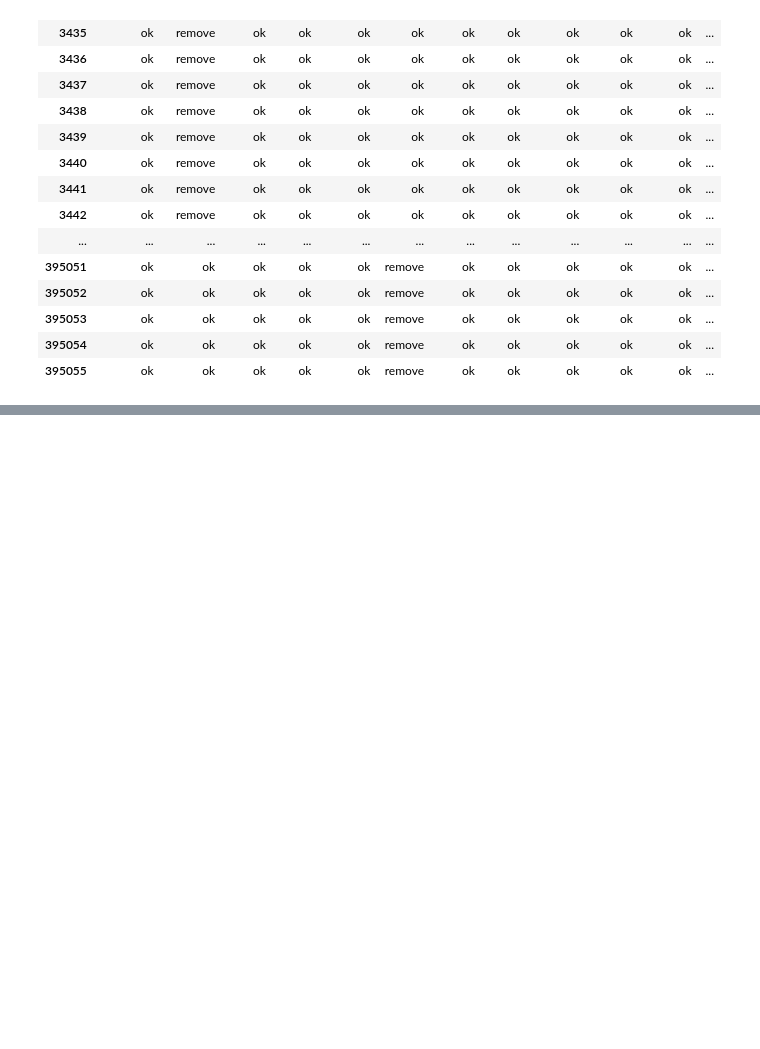
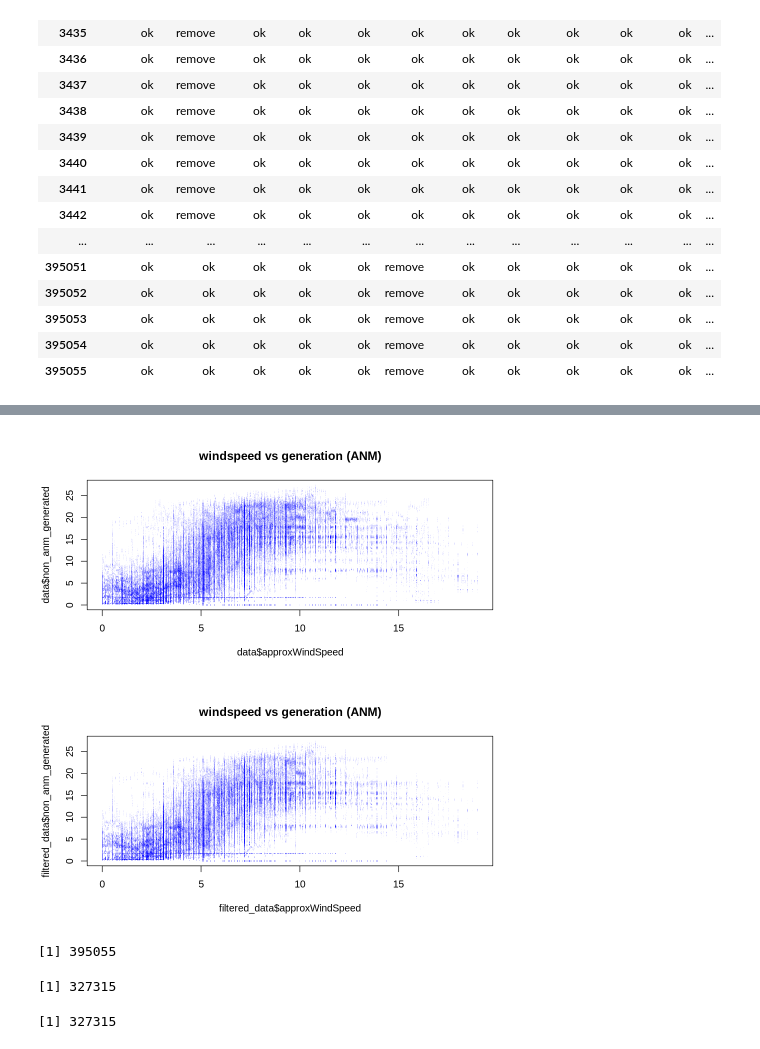
Before and after one commit to srendall91/orkney-electricity, a Jupyter notebook: ssen_weather_combine/Examine_anm_logs.ipynb, the cells around one changed output, grey strips where cells are left out. Cells and saved outputs as stored; diff of their text form; code cells hidden in the pictures; blank space fills up the shorter version.

```diff
--- a/ssen_weather_combine/Examine_anm_logs.ipynb
+++ b/ssen_weather_combine/Examine_anm_logs.ipynb
@@ -195,0 +202,14 @@ A data.frame: 67740 × 18
+# %%
+plot(data$approxWindSpeed, data$non_anm_generated, main='windspeed vs generation (ANM)', type="p",col=alpha(c("blue"), 0.08), pch=46)
+plot(filtered_data$approxWindSpeed, filtered_data$non_anm_generated, main='windspeed vs generation (ANM)', type="p",col=alpha(c("blue"), 0.08), pch=46)
+# %% [output]
+[figure, added]
+[figure, added]
+# %%
+length(data$elec_timestamp)
+length(filtered_data$elec_timestamp)
+length(filtered_data$approxWindSpeed)
+# %% [output]
+[1] 395055
+[1] 327315
+[1] 327315
```
Also changed, not shown: parts of 12 cells of this notebook.
